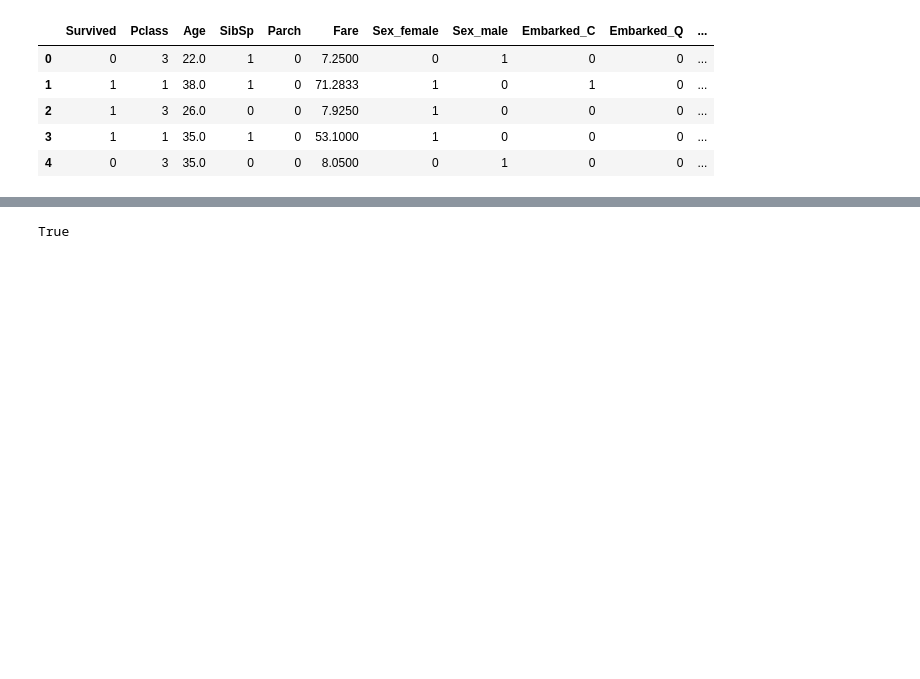
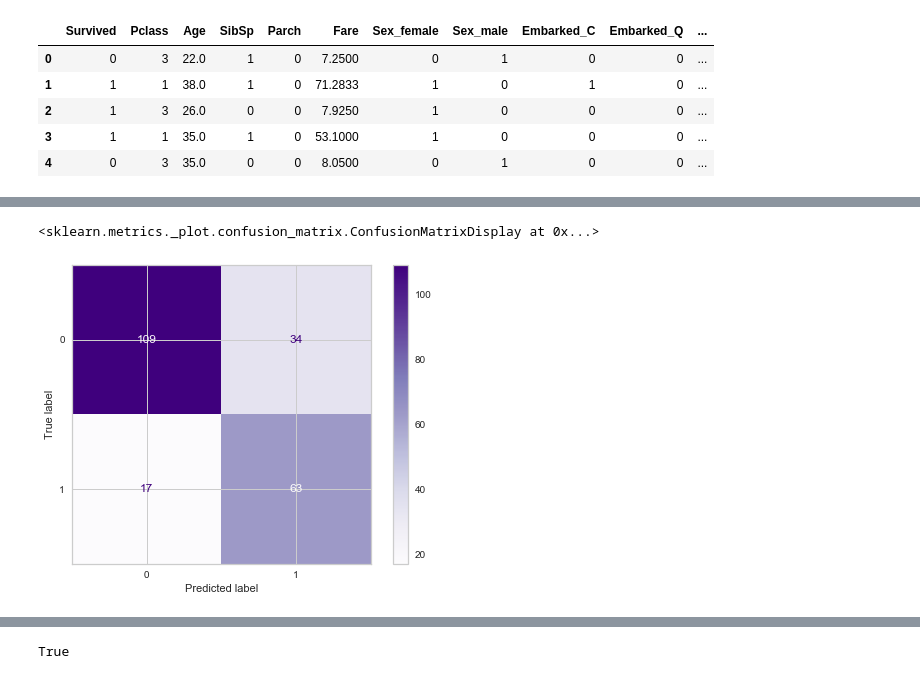
Before and after one commit to Flower67/SinkorSwim, a Jupyter notebook: Titanic/Titanic Decision Tree.ipynb, the cells around one changed output, grey strips where cells are left out. Saved outputs shown, nothing was run; the diff lists cells and outputs as text; code cells hidden in the pictures; blank space fills up the shorter version.

```diff
--- a/Titanic/Titanic Decision Tree.ipynb
+++ b/Titanic/Titanic Decision Tree.ipynb
@@ -81,0 +83,5 @@ weighted avg       0.79      0.78      0.78       223
+# %%
+plot_confusion_matrix(dt_model, X_test_scaled, y_test, cmap = 'Purples')
+# %% [output]
+<sklearn.metrics._plot.confusion_matrix.ConfusionMatrixDisplay at 0x...>
+[figure, added]
```
Also changed, not shown: parts of 5 cells of this notebook, 3 other files.
